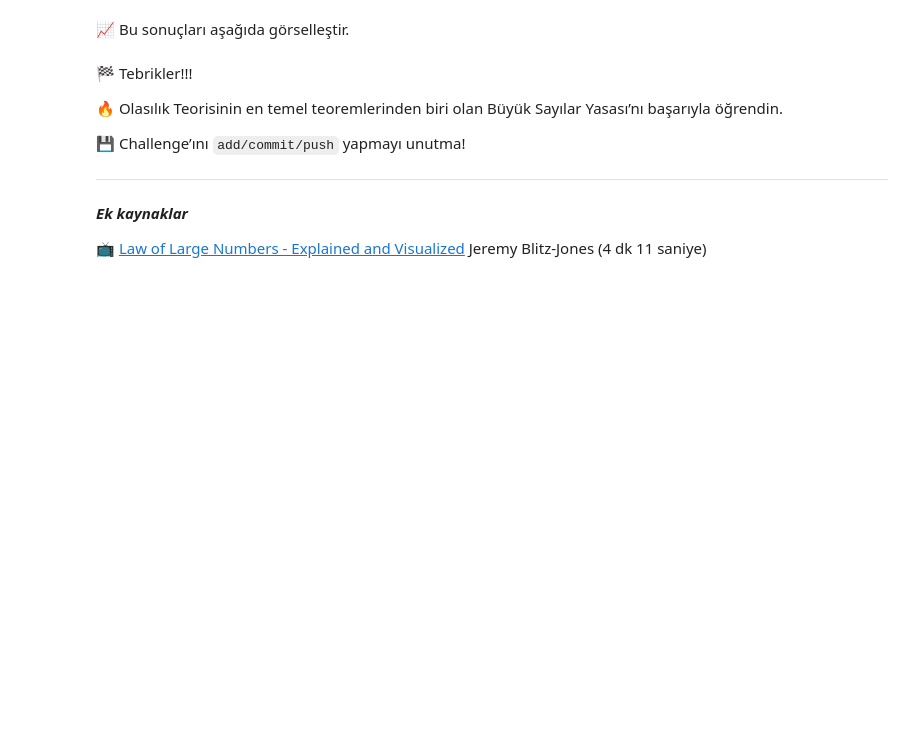
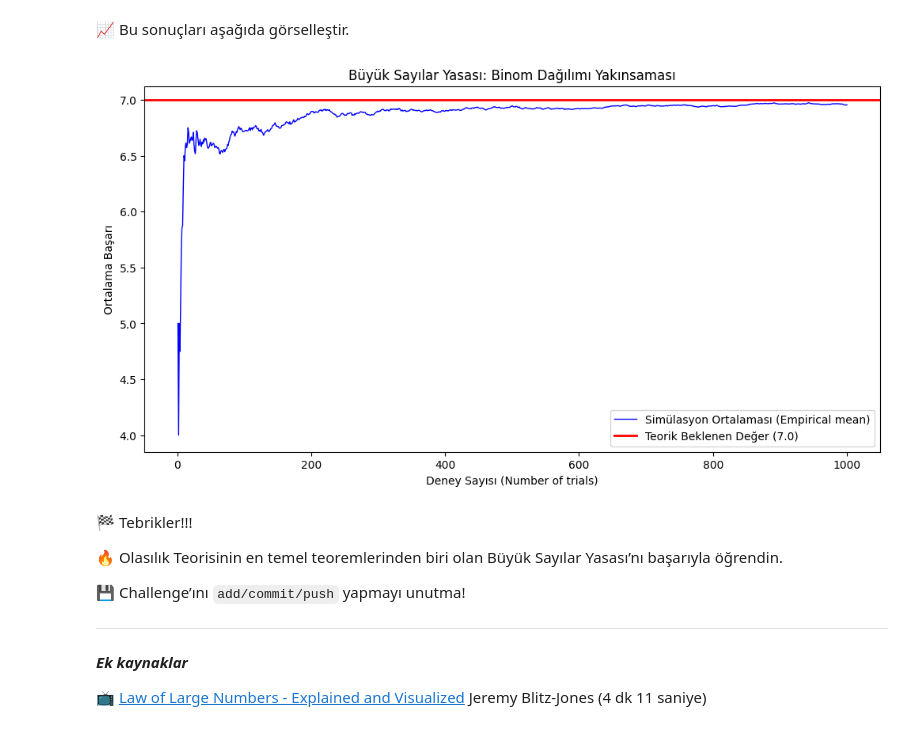
Before and after one commit to SelenImahanoglu/data-law-of-large-number, a Jupyter notebook: law_of_large_numbers.ipynb, the cells around one changed output. Cells and saved outputs as stored; diff of their text form; code cells hidden in the pictures; blank space fills up the shorter version.

```diff
--- a/law_of_large_numbers.ipynb
+++ b/law_of_large_numbers.ipynb
@@ -345,3 +349,30 @@ plt.show()
+# %%
+# 1. Adım: Deney parametreleri
+N = 1000  # Toplam deney sayısı (simülasyon tekrarı)
+n = 10    # Her deneydeki atış sayısı
+p = 0.7   # Başarı olasılığı
+
+# 2. Adım: Simülasyonu yap
+# Her biri 10 atıştan oluşan 1000 tane deney yapıyoruz
+sonuclar = np.random.binomial(n, p, size=N)
+
+# 3. Adım: Kümülatif ortalamaları hesapla
+# cumsum ile biriken toplamı alıp, o anki deney sayısına bölüyoruz
+y_values = np.cumsum(sonuclar) / np.arange(1, N + 1)
+x_values = np.arange(1, N + 1)
+
+# 4. Adım: Görselleştirme
+plt.figure(figsize=(12, 6))
+plt.plot(x_values, y_values, label='Simülasyon Ortalaması (Empirical mean)', color='blue', linewidth=1)
+plt.axhline(y=7, color='red', linestyle='-', linewidth=2, label='Teorik Beklenen Değer (7.0)')
+
+plt.title('Büyük Sayılar Yasası: Binom Dağılımı Yakınsaması')
+plt.xlabel('Deney Sayısı (Number of trials)')
+plt.ylabel('Ortalama Başarı')
+plt.legend()
+plt.show()
+# %% [output]
+[figure, added]
 # %% [markdown]
 🏁  Tebrikler!!!
 
```
Also changed, not shown: parts of 7 cells of this notebook.
